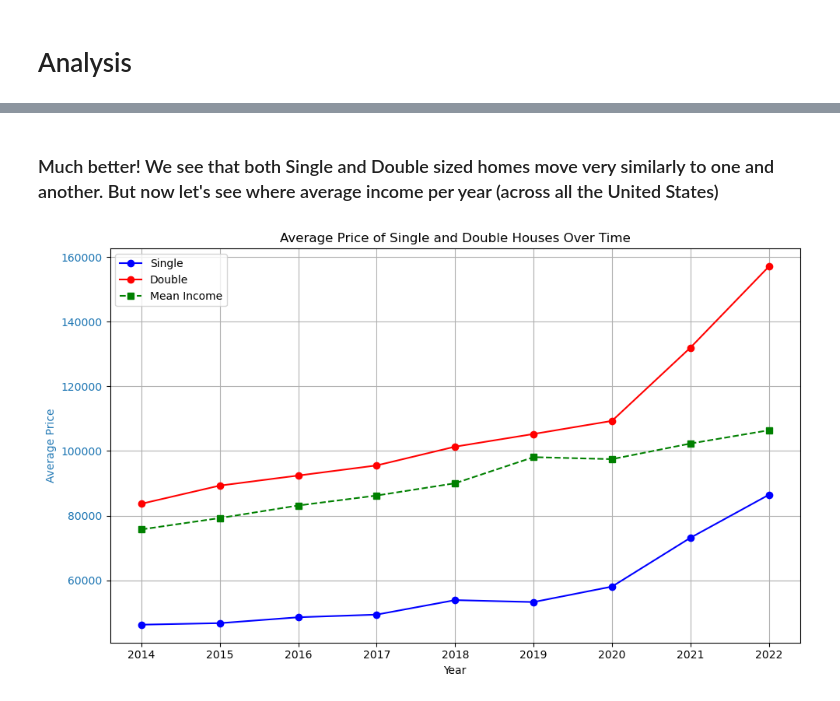
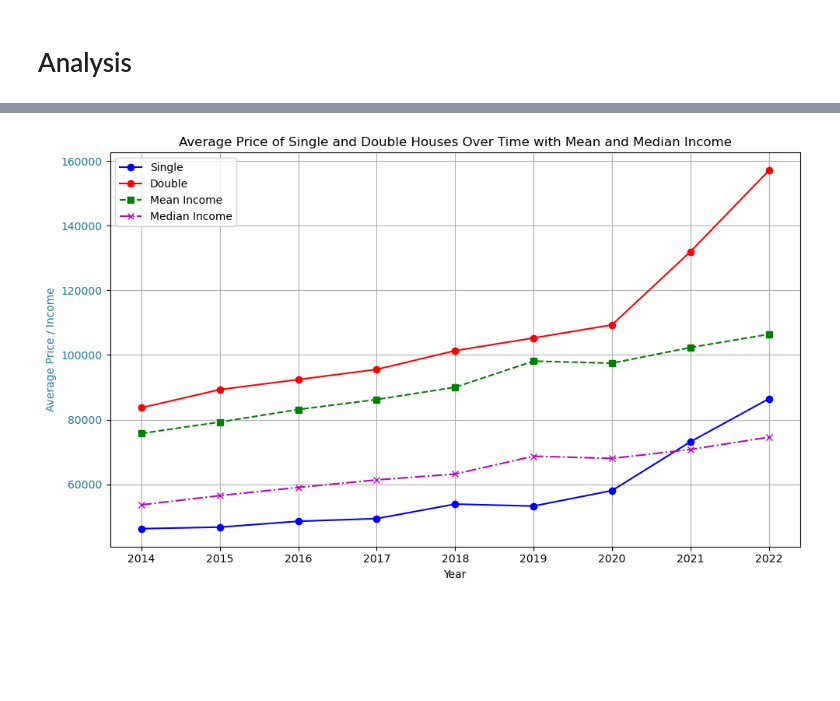
Before and after one commit to lanceweber1998/Analysis-of-US-Real-Estate-Market, a Jupyter notebook: data_analysis.ipynb, the cells around one changed output, grey strips where cells are left out. Saved outputs shown, nothing was run; the diff lists cells and outputs as text; code cells hidden in the pictures; blank space fills up the shorter version.

Commit message:
Updated Analysis & Answered Question 1
Plotted out a line graph showing housing prices, mean income, and median income changes over time. Analyzed the data

```diff
--- a/data_analysis.ipynb
+++ b/data_analysis.ipynb
@@ -275,34 +235,41 @@ plt.show()
-# %% [markdown]
-### Much better! We see that both Single and Double sized homes move very similarly to one and another. But now let's see where average income per year (across all the United States)
-# %%
-import matplotlib.pyplot as plt
-
-# Assuming you have already defined the variables years, single_prices, double_prices, and mean_income_per_year_us
-
-# Plot the line graph for single and double housing prices
-fig, ax = plt.subplots(figsize=(10, 6))
-
-color = 'tab:blue'
-ax.set_xlabel('Year')
-ax.set_ylabel('Average Price', color=color)
-ax.plot(years, single_prices, marker='o', linestyle='-', color='b', label='Single')
-ax.plot(years, double_prices, marker='o', linestyle='-', color='r', label='Double')
-ax.tick_params(axis='y', labelcolor=color)
-ax.set_title('Average Price of Single and Double Houses Over Time')
-
-# Plot mean income on the same y-axis
-ax.plot(list(mean_income_per_year.keys()), list(mean_income_per_year.values()), marker='s', linestyle='--', color='g', label='Mean Income')
-
-# Add legend
-ax.legend()
-
-# Show grid
-ax.grid(True)
-
-# Adjust layout
-plt.tight_layout()
-
-# Show plot
-plt.show()
-# %% [output]
-[figure, removed]
+# %%
+# Assuming df is your original DataFrame containing the data
+# Filter the DataFrame to select rows where 'Region' is equal to 'United States'
+us_data = df[df['Region'] == 'United States'].copy()  # Create a copy to avoid SettingWithCopyWarning
+
+# Convert the 'Year' column to datetime if it's not already in datetime format
+us_data['Year'] = pd.to_datetime(us_data['Year'], format='%Y')
+
+# Extract the year from the datetime object and convert it to int
+us_data['Year'] = us_data['Year'].dt.year.astype(int)
+
+# Group the filtered data by year and calculate the mean and median income for each year
+mean_income_per_year_us = us_data.groupby('Year')['Mean Income - Current Dollars'].mean().to_dict()
+median_income_per_year_us = us_data.groupby('Year')['Median Income - Current Dollars'].median().to_dict()
+
+# Plot the line graph for single and double housing prices
+fig, ax = plt.subplots(figsize=(10, 6))
+
+color = 'tab:blue'
+ax.set_xlabel('Year')
+ax.set_ylabel('Average Price / Income', color=color)
+ax.plot(years, single_prices, marker='o', linestyle='-', color='b', label='Single')
+ax.plot(years, double_prices, marker='o', linestyle='-', color='r', label='Double')
+ax.plot(list(mean_income_per_year_us.keys()), list(mean_income_per_year_us.values()), marker='s', linestyle='--', color='g', label='Mean Income')
+ax.plot(list(median_income_per_year_us.keys()), list(median_income_per_year_us.values()), marker='x', linestyle='-.', color='m', label='Median Income')
+ax.tick_params(axis='y', labelcolor=color)
+ax.set_title('Average Price of Single and Double Houses Over Time with Mean and Median Income')
+
+# Add legend
+ax.legend()
+
+# Show grid
+ax.grid(True)
+
+# Adjust layout
+plt.tight_layout()
+
+# Show plot
+plt.show()
+# %% [output]
+[figure, added]
```
Also changed, not shown: parts of 19 cells of this notebook.
